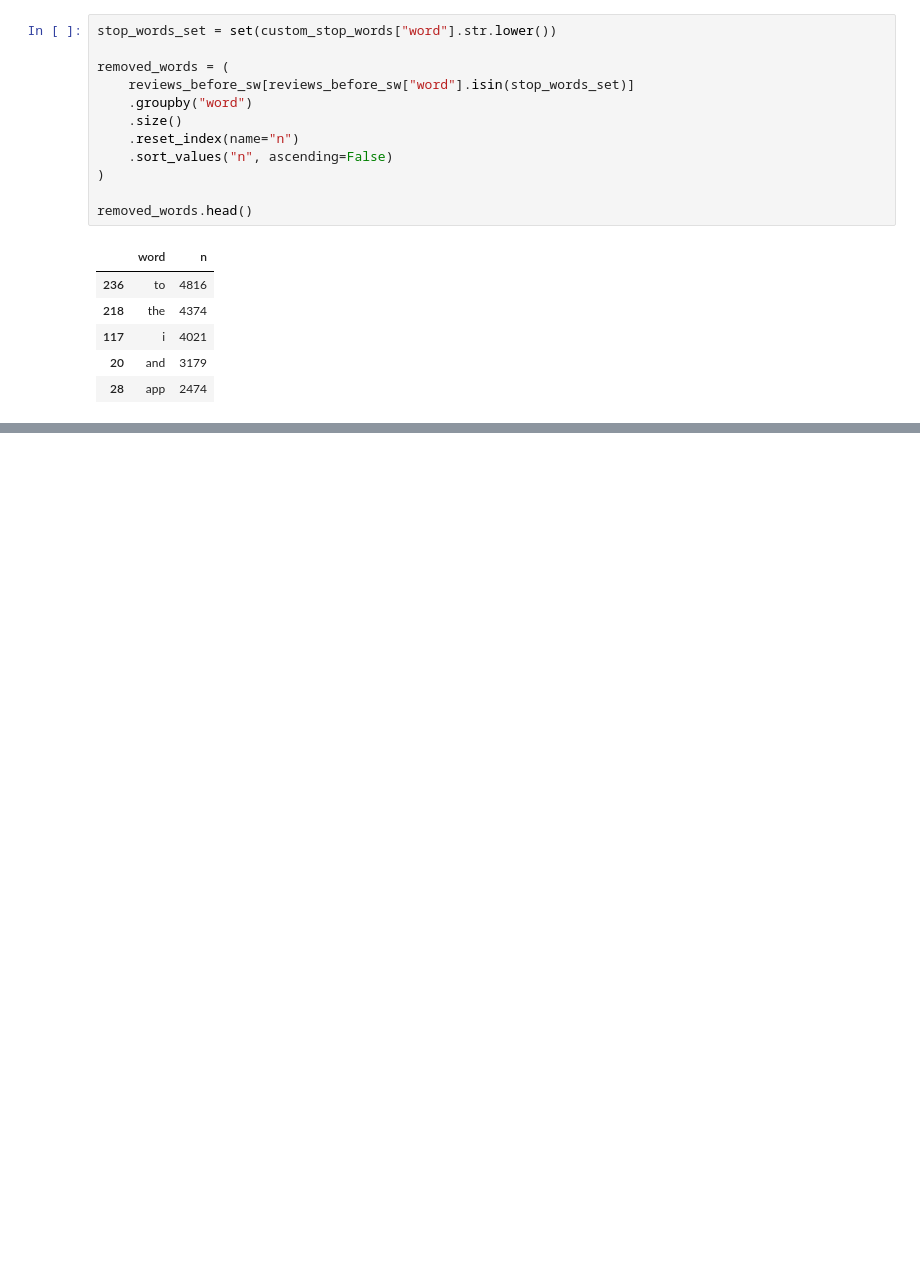
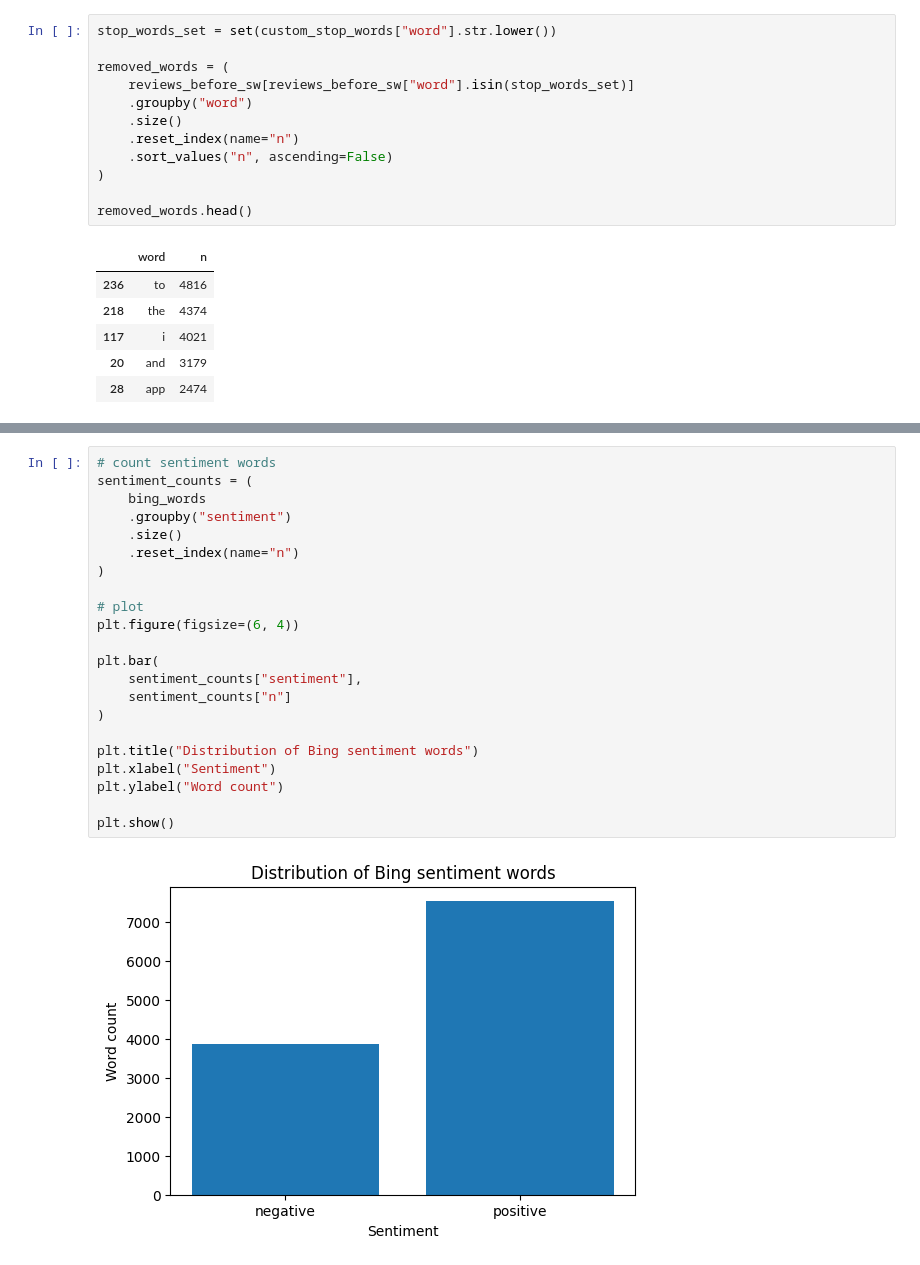
Before and after one commit to dpchi12/sentiment-analysis-for-banks-mobile-app-review, a Jupyter notebook: Model (old data)/old_approach_sentiment_analysis.ipynb, the cells around one changed output, grey strips where cells are left out. Saved outputs shown, nothing was run; the diff lists cells and outputs as text; blank space fills up the shorter version.

Commit message:
Added part of BING sentiment analysis for old approach data

```diff
--- a/Model (old data)/old_approach_sentiment_analysis.ipynb
+++ b/Model (old data)/old_approach_sentiment_analysis.ipynb
@@ -438,0 +508,24 @@ plt.show()
+# %%
+# count sentiment words
+sentiment_counts = (
+    bing_words
+    .groupby("sentiment")
+    .size()
+    .reset_index(name="n")
+)
+
+# plot
+plt.figure(figsize=(6, 4))
+
+plt.bar(
+    sentiment_counts["sentiment"],
+    sentiment_counts["n"]
+)
+
+plt.title("Distribution of Bing sentiment words")
+plt.xlabel("Sentiment")
+plt.ylabel("Word count")
+
+plt.show()
+# %% [output]
+[figure, added]
```
Also changed, not shown: parts of 9 cells of this notebook.
